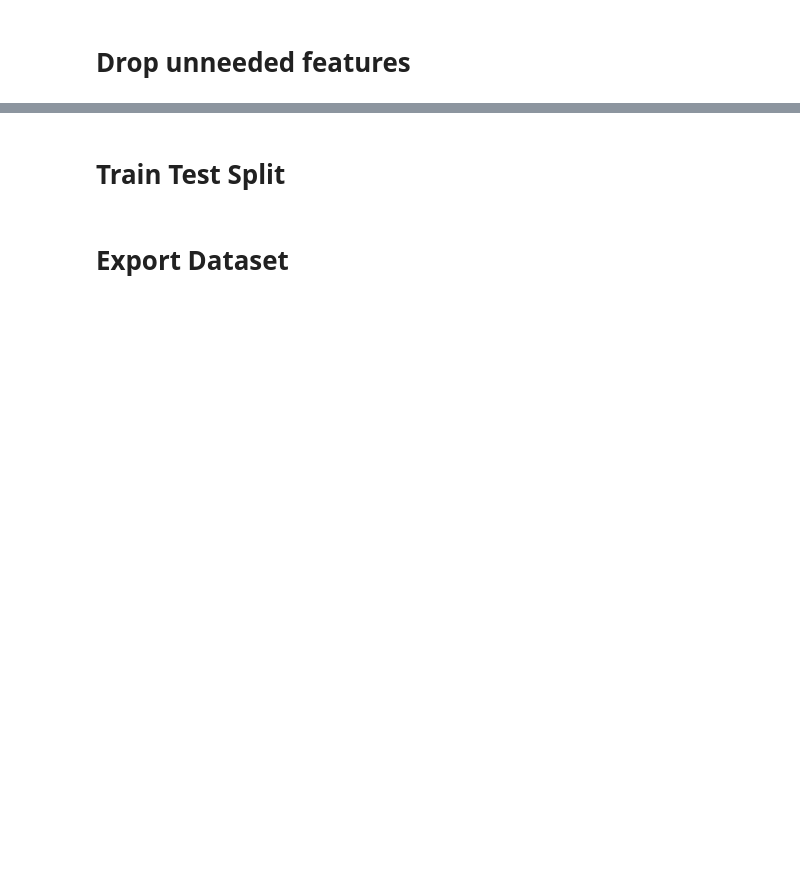
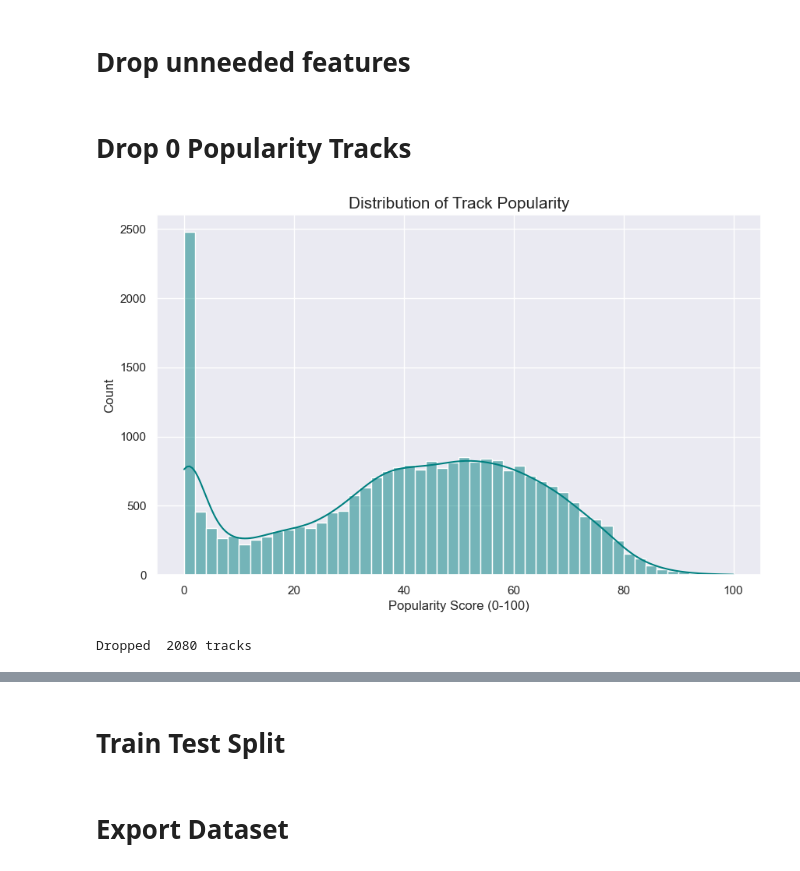
Before and after one commit to NiceCode123/CapstoneTwo, a Jupyter notebook: Notebooks/Spotify-3-preprocessing.ipynb, the cells around one changed output, grey strips where cells are left out. Saved outputs shown, nothing was run; the diff lists cells and outputs as text; code cells hidden in the pictures; blank space fills up the shorter version.

Commit message:
Completed modeling
During the process I also went back and updated the other steps to add/remove features which improved model performance.

```diff
--- a/Notebooks/Spotify-3-preprocessing.ipynb
+++ b/Notebooks/Spotify-3-preprocessing.ipynb
@@ -69,5 +65,5 @@ Index(['track_name', 'track_artist', 'track_album_name',
 ##### These 4 columns are objects, but only key_name will be used for this analysis. Proceed with one-hot encoding for this and create 11 new columns.
 # %%
 # drop_first=True removes the first alphabetical category as a reference
-df = pd.get_dummies(df, columns=['key_name'], prefix='key', drop_first=True)
-df.head()
+# df = pd.get_dummies(df, columns=['key_name'], prefix='key', drop_first=True)
+# df.head()
@@ -81,0 +70,11 @@ df.head()
+# %%
+# Create dummies for 'top_genre' and concatenate
+genre_dummies = pd.get_dummies(df['top_genre'], prefix='genre', drop_first=True, dtype=int)
+df = pd.concat([df, genre_dummies], axis=1)
+
+# Create dummies for 'top_subgenre' and concatenate
+subgenre_dummies = pd.get_dummies(df['top_subgenre'], prefix='subgenre', drop_first=True, dtype=int)
+df = pd.concat([df, subgenre_dummies], axis=1)
+
+# View the first few rows of the updated dataframe
+df.head()
@@ -87,4 +97,30 @@ df['days_since_release'] = (pd.to_datetime('today') - pd.to_datetime(df['track_a
 # %%
 df = df.drop(columns=['track_name', 'track_artist', 'track_album_name',
                       'duration_ms', 'duration_min',
-                      'track_album_release_date', 'release_year', 'release_month', 'release_day'])
+                      'track_album_release_date', 'release_year', 'release_month', 'release_day',
+                     'key', 'key_name', 'top_genre', 'top_subgenre'
+                     ]
+            )
+# %% [markdown]
+# Drop 0 Popularity Tracks
+# %%
+#Plot distribution of popularity
+plt.figure(figsize=(10, 6))
+sns.histplot(df['track_popularity'], bins=50, kde=True, color='teal')
+
+# Add labels and title
+plt.title('Distribution of Track Popularity', fontsize=15)
+plt.xlabel('Popularity Score (0-100)', fontsize=12)
+plt.ylabel('Count', fontsize=12)
+
+plt.show()
+# %% [output]
+[figure, added]
+# %%
+#After testing models in part 4, I believe these tracks may be contributing a lot of noise so I will remove them
+before_len = len(df)
+df = df[df['track_popularity']>0]
+after_len = len(df)
+print("Dropped ", before_len - after_len, "tracks")
+# %% [output]
+Dropped  2080 tracks
```
Also changed, not shown: parts of 10 cells of this notebook, 7 other files.
